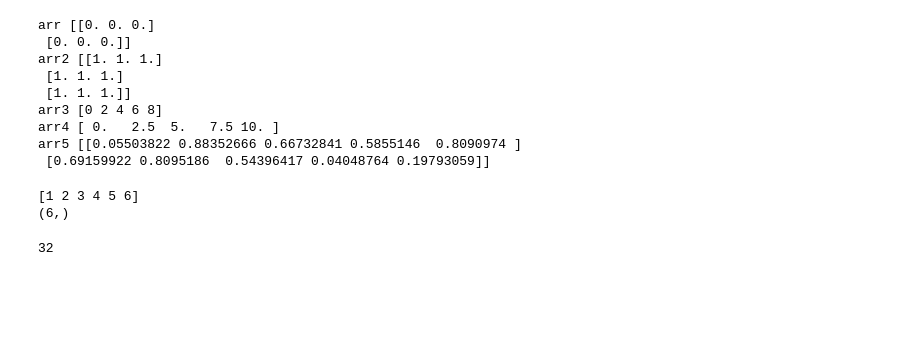
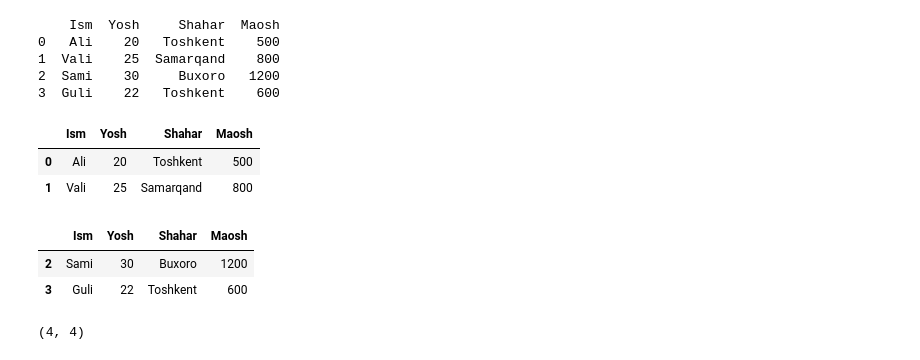
Before and after one commit to kazakov7/ai-foundation, a Jupyter notebook: numpy.ipynb, the cells around one changed output. Saved outputs shown, nothing was run; the diff lists cells and outputs as text; code cells hidden in the pictures; blank space fills up the shorter version.

```diff
--- a/numpy.ipynb
+++ b/numpy.ipynb
@@ -39,35 +4,0 @@ print(arr.shape)
-# %%
-arr=np.zeros((2, 3))   # Nollar bilan to'ldirilgan (2x3) massiv
-print("arr",arr)
-
-arr2=np.ones((3, 3))   # Birlar bilan to'ldirilgan (3x3) massiv
-print("arr2",arr2)
-
-arr3=np.arange(0, 10, 2)     # [0, 2, 4, 6, 8] (range kabi)
-print("arr3",arr3)
-
-arr4=np.linspace(0, 10, 5)    # 0 dan 1 gacha oraliqni 5 ta teng qismga bo'lish
-print("arr4",arr4)
-
-arr5=np.random.rand(2, 5) # 0 va 1 oralig'idagi tasodifiy sonlar
-print("arr5",arr5)
-# %% [output]
-arr [[0. 0. 0.]
- [0. 0. 0.]]
-arr2 [[1. 1. 1.]
- [1. 1. 1.]
- [1. 1. 1.]]
-arr3 [0 2 4 6 8]
-arr4 [ 0.   2.5  5.   7.5 10. ]
-arr5 [[0.05503822 0.88352666 0.66732841 0.5855146  0.8090974 ]
- [0.69159922 0.8095186  0.54396417 0.04048764 0.19793059]]
-# %%
-# flaten()
-matritsa = np.array([[1, 2, 3],
-                     [4, 5, 6]])
-tekis = matritsa.flatten()
-print(tekis)
-print(tekis.shape)
-# %% [output]
-[1 2 3 4 5 6]
-(6,)
@@ -86,8 +5,31 @@ print(A_T.shape)  # (3, 2)
-# %%
-v1 = np.array([1, 2, 3])
-v2 = np.array([4, 5, 6])
-
-natija = np.dot(v1, v2)  # yoki: v1 @ v2
-print(natija)  # 32
-# %% [output]
-32
+# %%
+malumot = {
+    'Ism': ['Ali', 'Vali', 'Sami', 'Guli'],
+    'Yosh': [20, 25, 30, 22],
+    'Shahar': ['Toshkent', 'Samarqand', 'Buxoro', 'Toshkent'],
+    'Maosh': [500, 800, 1200, 600]
+}
+df = pd.DataFrame(malumot)
+print(df)
+# %% [output]
+    Ism  Yosh     Shahar  Maosh
+0   Ali    20   Toshkent    500
+1  Vali    25  Samarqand    800
+2  Sami    30     Buxoro   1200
+3  Guli    22   Toshkent    600
+# %%
+df.head(2)
+# %% [output]
+|  | Ism | Yosh | Shahar | Maosh |
+| 0 | Ali | 20 | Toshkent | 500 |
+| 1 | Vali | 25 | Samarqand | 800 |
+# %%
+df.tail(2)
+# %% [output]
+|  | Ism | Yosh | Shahar | Maosh |
+| 2 | Sami | 30 | Buxoro | 1200 |
+| 3 | Guli | 22 | Toshkent | 600 |
+# %%
+df.shape
+# %% [output]
+(4, 4)
```
Also changed, not shown: parts of 24 cells of this notebook.
